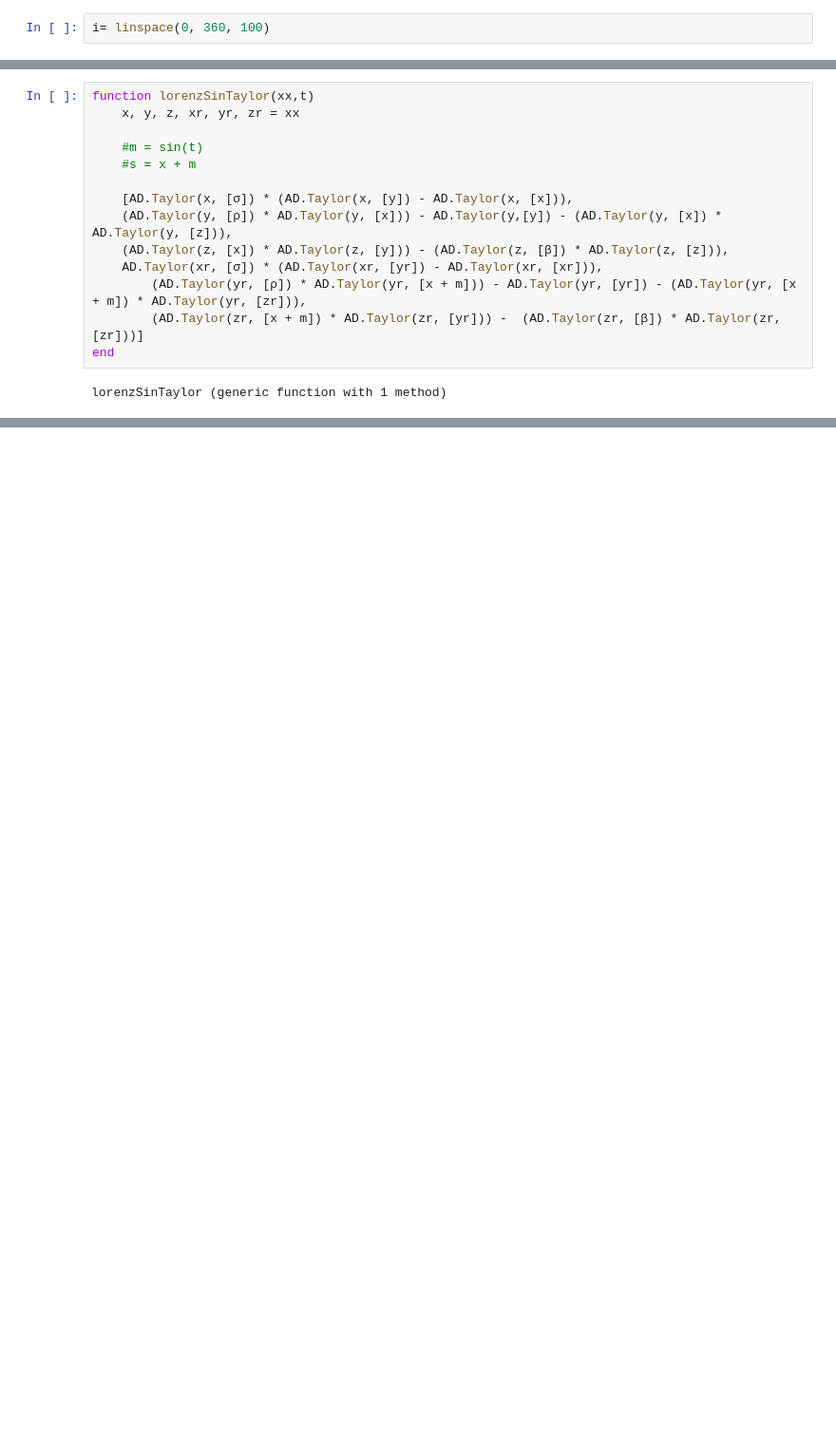
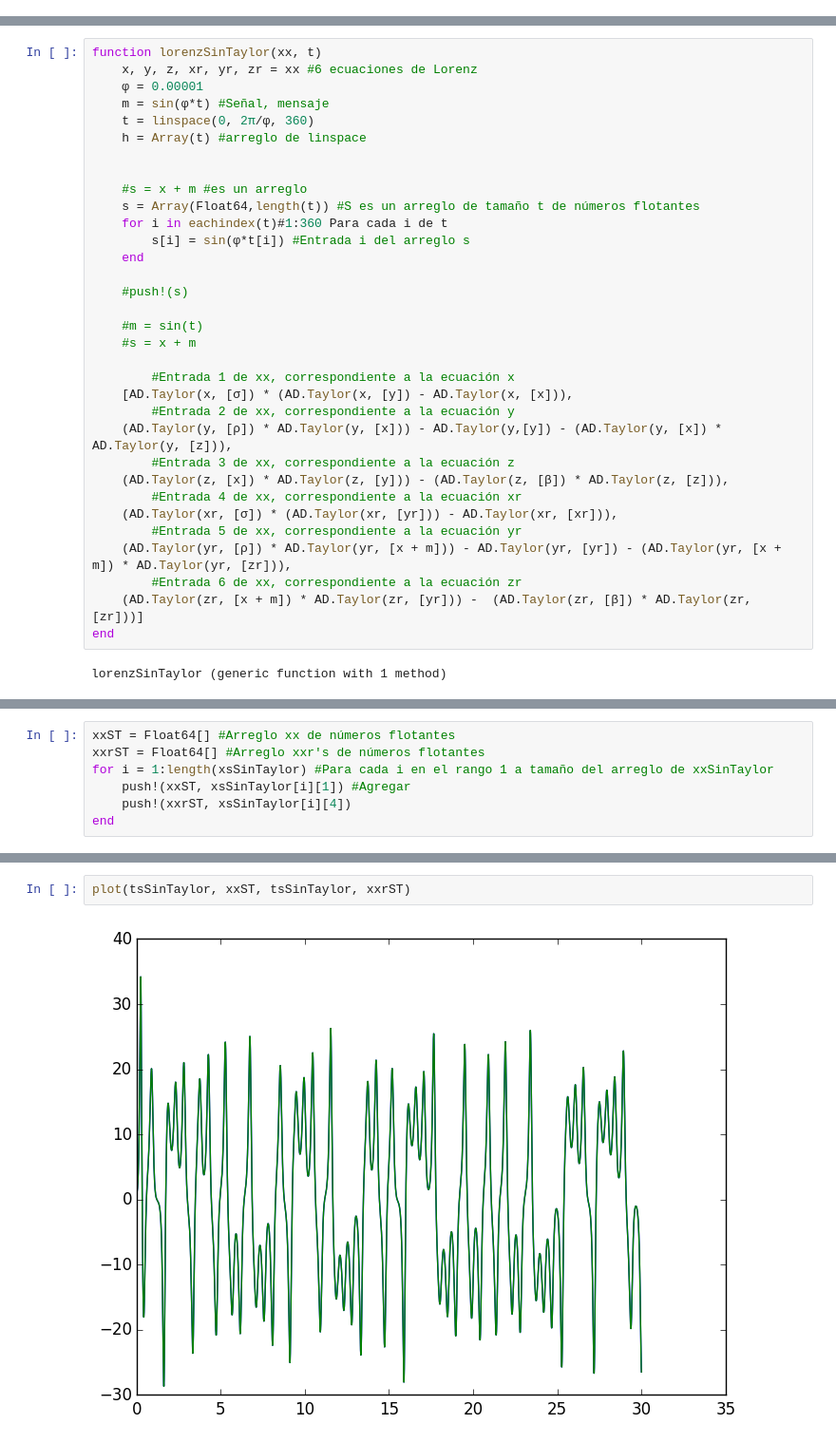
Before and after one commit to ignacio-vc/ChaosCrypto, a Jupyter notebook: wip/Caos_ej3_YY.ipynb, the cells around one changed output, grey strips where cells are left out. Shown at 95% size. Drawn from its saved outputs; the diff is of its cells as text; blank space fills up the shorter version.

```diff
--- a/wip/Caos_ej3_YY.ipynb
+++ b/wip/Caos_ej3_YY.ipynb
@@ -253,5 +154,3 @@ plot(hi, sin(hi))
 [figure]
 1-element Array{Any,1}:
  PyObject <matplotlib.lines.Line2D object at 0x...>
-# %%
-i= linspace(0, 360, 100)
@@ -260,16 +157,35 @@ linspace(0.0,360.0,100)
 # %%
-function lorenzSinTaylor(xx,t)
-    x, y, z, xr, yr, zr = xx
+function lorenzSinTaylor(xx, t)
+    x, y, z, xr, yr, zr = xx #6 ecuaciones de Lorenz
+    φ = 0.00001
+    m = sin(φ*t) #Señal, mensaje
+    t = linspace(0, 2π/φ, 360)
+    h = Array(t) #arreglo de linspace
+
+
+    #s = x + m #es un arreglo
+    s = Array(Float64,length(t)) #S es un arreglo de tamaño t de números flotantes
+    for i in eachindex(t)#1:360 Para cada i de t
+        s[i] = sin(φ*t[i]) #Entrada i del arreglo s
+    end
+
+    #push!(s)
 
     #m = sin(t)
     #s = x + m
 
+        #Entrada 1 de xx, correspondiente a la ecuación x
     [AD.Taylor(x, [σ]) * (AD.Taylor(x, [y]) - AD.Taylor(x, [x])),
+        #Entrada 2 de xx, correspondiente a la ecuación y
     (AD.Taylor(y, [ρ]) * AD.Taylor(y, [x])) - AD.Taylor(y,[y]) - (AD.Taylor(y, [x]) * AD.Taylor(y, [z])),
+        #Entrada 3 de xx, correspondiente a la ecuación z
     (AD.Taylor(z, [x]) * AD.Taylor(z, [y])) - (AD.Taylor(z, [β]) * AD.Taylor(z, [z])),
-    AD.Taylor(xr, [σ]) * (AD.Taylor(xr, [yr]) - AD.Taylor(xr, [xr])),
-        (AD.Taylor(yr, [ρ]) * AD.Taylor(yr, [x + m])) - AD.Taylor(yr, [yr]) - (AD.Taylor(yr, [x + m]) * AD.Taylor(yr, [zr])),
-        (AD.Taylor(zr, [x + m]) * AD.Taylor(zr, [yr])) -  (AD.Taylor(zr, [β]) * AD.Taylor(zr, [zr]))]
+        #Entrada 4 de xx, correspondiente a la ecuación xr
+    (AD.Taylor(xr, [σ]) * (AD.Taylor(xr, [yr])) - AD.Taylor(xr, [xr])),
+        #Entrada 5 de xx, correspondiente a la ecuación yr
+    (AD.Taylor(yr, [ρ]) * AD.Taylor(yr, [x + m])) - AD.Taylor(yr, [yr]) - (AD.Taylor(yr, [x + m]) * AD.Taylor(yr, [zr])),
+        #Entrada 6 de xx, correspondiente a la ecuación zr
+    (AD.Taylor(zr, [x + m]) * AD.Taylor(zr, [yr])) -  (AD.Taylor(zr, [β]) * AD.Taylor(zr, [zr]))]
 end
 # %% [output]
 lorenzSinTaylor (generic function with 1 method)
@@ -293,0 +205,7 @@ using PyPlot
+# %%
+xxST = Float64[] #Arreglo xx de números flotantes
+xxrST = Float64[] #Arreglo xxr's de números flotantes
+for i = 1:length(xsSinTaylor) #Para cada i en el rango 1 a tamaño del arreglo de xxSinTaylor
+    push!(xxST, xsSinTaylor[i][1]) #Agregar
+    push!(xxrST, xsSinTaylor[i][4])
+end
@@ -293,0 +216,4 @@ using PyPlot
+# %%
+plot(tsSinTaylor, xxST, tsSinTaylor, xxrST)
+# %% [output]
+[figure, added]
```
Also changed, not shown: parts of 31 cells of this notebook.
